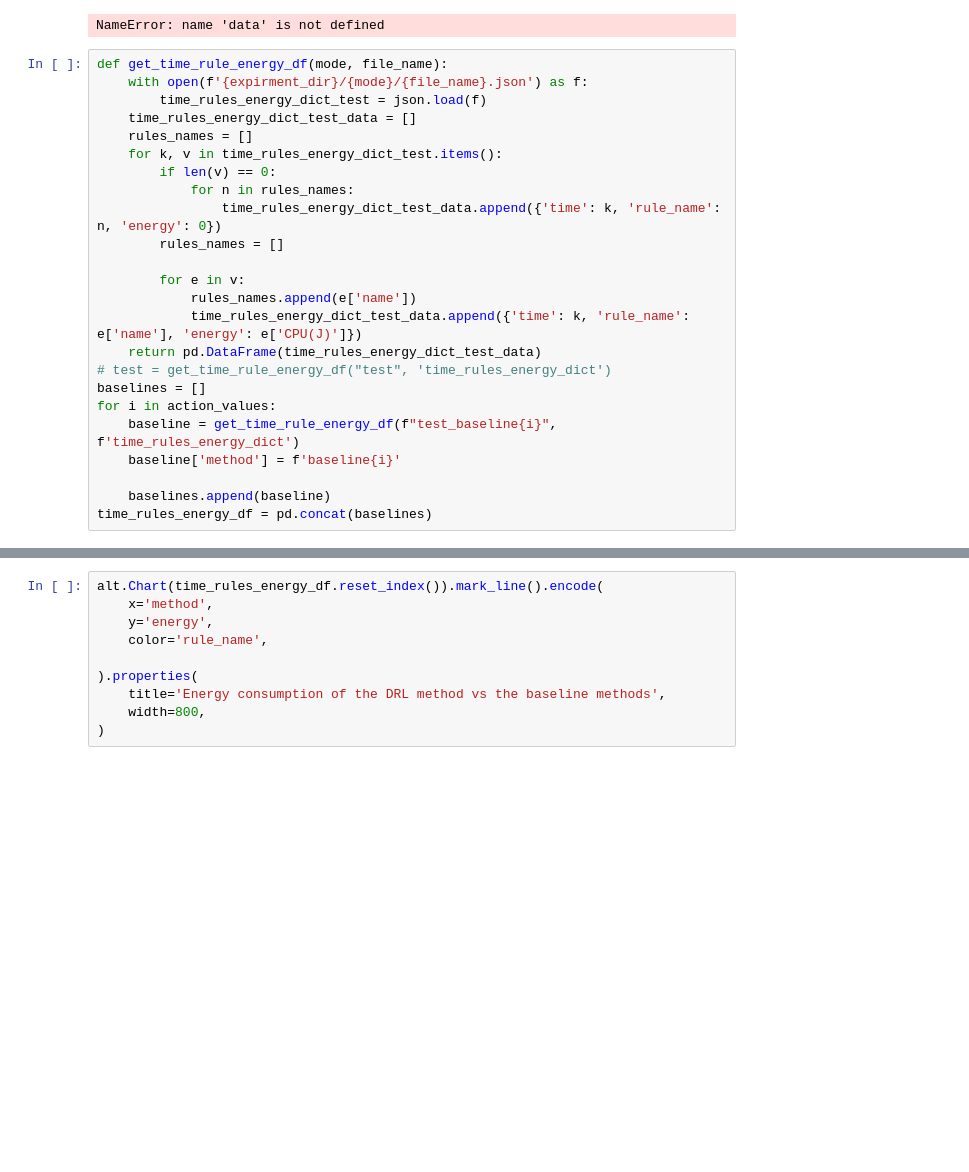
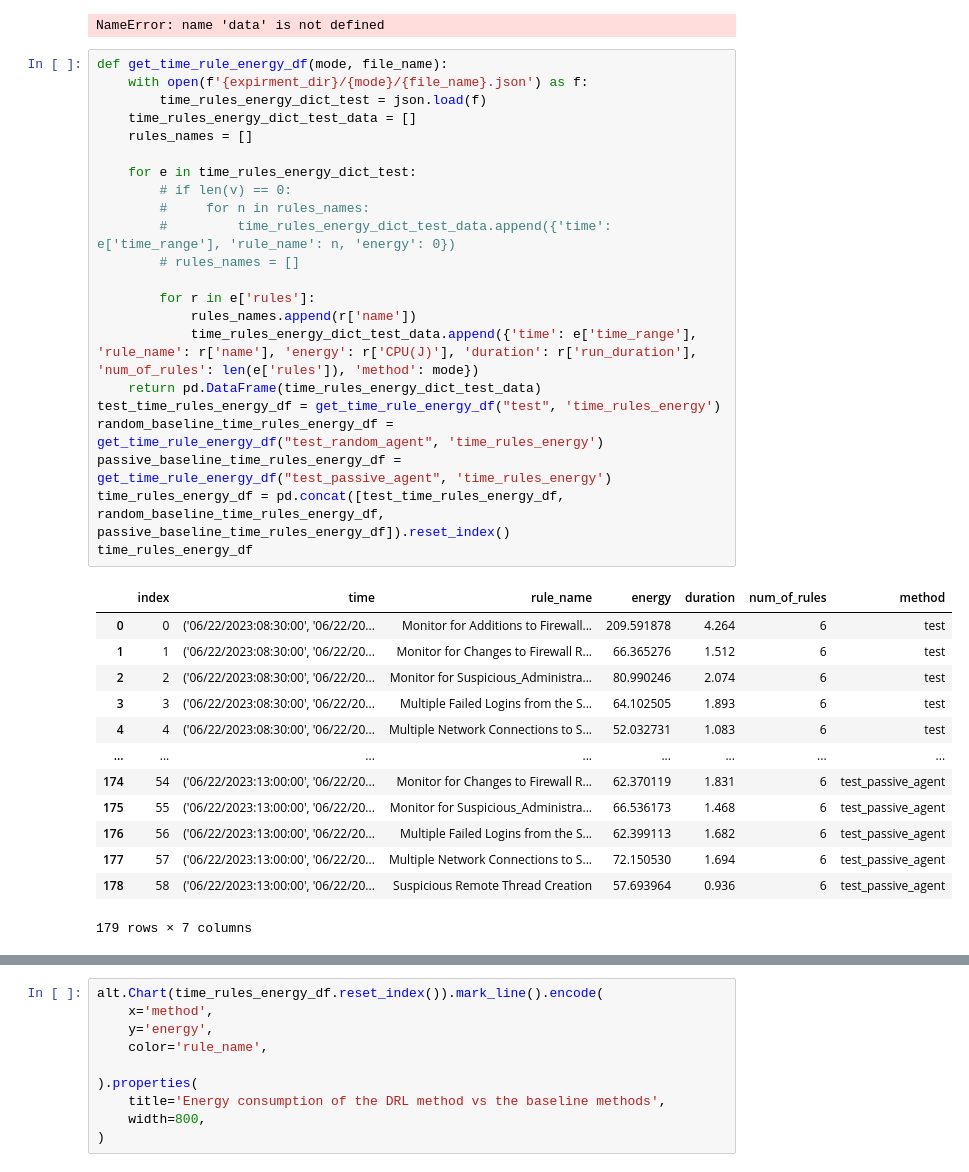
Before and after one commit to sapirani/GreenSecurityMeasurementAndOptimizationFramework, a Jupyter notebook: SplunkResearch/src/splunk_analysis.ipynb, the cells around one changed output, grey strips where cells are left out. Drawn from its saved outputs; the diff is of its cells as text; blank space fills up the shorter version.

```diff
--- a/SplunkResearch/src/splunk_analysis.ipynb
+++ b/SplunkResearch/src/splunk_analysis.ipynb
@@ -423,27 +440,39 @@ NameError: name 'data' is not defined
 # %%
 def get_time_rule_energy_df(mode, file_name):
     with open(f'{expirment_dir}/{mode}/{file_name}.json') as f:
         time_rules_energy_dict_test = json.load(f)
     time_rules_energy_dict_test_data = []
     rules_names = []
-    for k, v in time_rules_energy_dict_test.items():
-        if len(v) == 0:
-            for n in rules_names:
-                time_rules_energy_dict_test_data.append({'time': k, 'rule_name': n, 'energy': 0})
-        rules_names = []
 
-        for e in v:
-            rules_names.append(e['name'])
-            time_rules_energy_dict_test_data.append({'time': k, 'rule_name': e['name'], 'energy': e['CPU(J)']})
+    for e in time_rules_energy_dict_test:
+        # if len(v) == 0:
+        #     for n in rules_names:
+        #         time_rules_energy_dict_test_data.append({'time': e['time_range'], 'rule_name': n, 'energy': 0})
+        # rules_names = []
+
+        for r in e['rules']:
+            rules_names.append(r['name'])
+            time_rules_energy_dict_test_data.append({'time': e['time_range'], 'rule_name': r['name'], 'energy': r['CPU(J)'], 'duration': r['run_duration'], 'num_of_rules': len(e['rules']), 'method': mode})
     return pd.DataFrame(time_rules_energy_dict_test_data)
-# test = get_time_rule_energy_df("test", 'time_rules_energy_dict')
-baselines = []
-for i in action_values:
-    baseline = get_time_rule_energy_df(f"test_baseline{i}", f'time_rules_energy_dict')
-    baseline['method'] = f'baseline{i}'
-
-    baselines.append(baseline)
-time_rules_energy_df = pd.concat(baselines)
+test_time_rules_energy_df = get_time_rule_energy_df("test", 'time_rules_energy')
+random_baseline_time_rules_energy_df = get_time_rule_energy_df("test_random_agent", 'time_rules_energy')
+passive_baseline_time_rules_energy_df = get_time_rule_energy_df("test_passive_agent", 'time_rules_energy')
+time_rules_energy_df = pd.concat([test_time_rules_energy_df, random_baseline_time_rules_energy_df, passive_baseline_time_rules_energy_df]).reset_index()
+time_rules_energy_df
+# %% [output]
+|  | index | time | rule_name | energy | duration | num_of_rules | method |
+| 0 | 0 | ('06/22/2023:08:30:00', '06/22/20... | Monitor for Additions to Firewall... | 209.591878 | 4.264 | 6 | test |
+| 1 | 1 | ('06/22/2023:08:30:00', '06/22/20... | Monitor for Changes to Firewall R... | 66.365276 | 1.512 | 6 | test |
+| 2 | 2 | ('06/22/2023:08:30:00', '06/22/20... | Monitor for Suspicious_Administra... | 80.990246 | 2.074 | 6 | test |
+| 3 | 3 | ('06/22/2023:08:30:00', '06/22/20... | Multiple Failed Logins from the S... | 64.102505 | 1.893 | 6 | test |
+| 4 | 4 | ('06/22/2023:08:30:00', '06/22/20... | Multiple Network Connections to S... | 52.032731 | 1.083 | 6 | test |
+| ... | ... | ... | ... | ... | ... | ... | ... |
+| 174 | 54 | ('06/22/2023:13:00:00', '06/22/20... | Monitor for Changes to Firewall R... | 62.370119 | 1.831 | 6 | test_passive_agent |
+| 175 | 55 | ('06/22/2023:13:00:00', '06/22/20... | Monitor for Suspicious_Administra... | 66.536173 | 1.468 | 6 | test_passive_agent |
+| 176 | 56 | ('06/22/2023:13:00:00', '06/22/20... | Multiple Failed Logins from the S... | 62.399113 | 1.682 | 6 | test_passive_agent |
+| 177 | 57 | ('06/22/2023:13:00:00', '06/22/20... | Multiple Network Connections to S... | 72.150530 | 1.694 | 6 | test_passive_agent |
+| 178 | 58 | ('06/22/2023:13:00:00', '06/22/20... | Suspicious Remote Thread Creation | 57.693964 | 0.936 | 6 | test_passive_agent |
+179 rows × 7 columns
 # %%
 relevant_logtypes = set()
 for rule in time_rules_energy_df.groupby(['rule_name']).describe()['energy']['mean'].where(lambda x: x > 60).dropna().sort_values(ascending=False).index.tolist():
```
Also changed, not shown: parts of 20 cells of this notebook, 12 other files.
